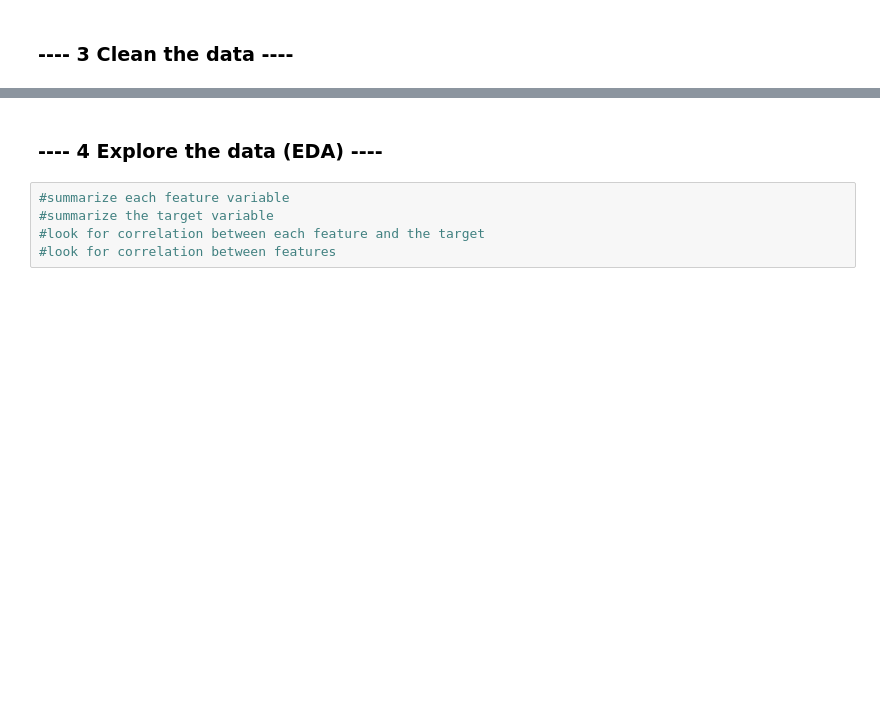
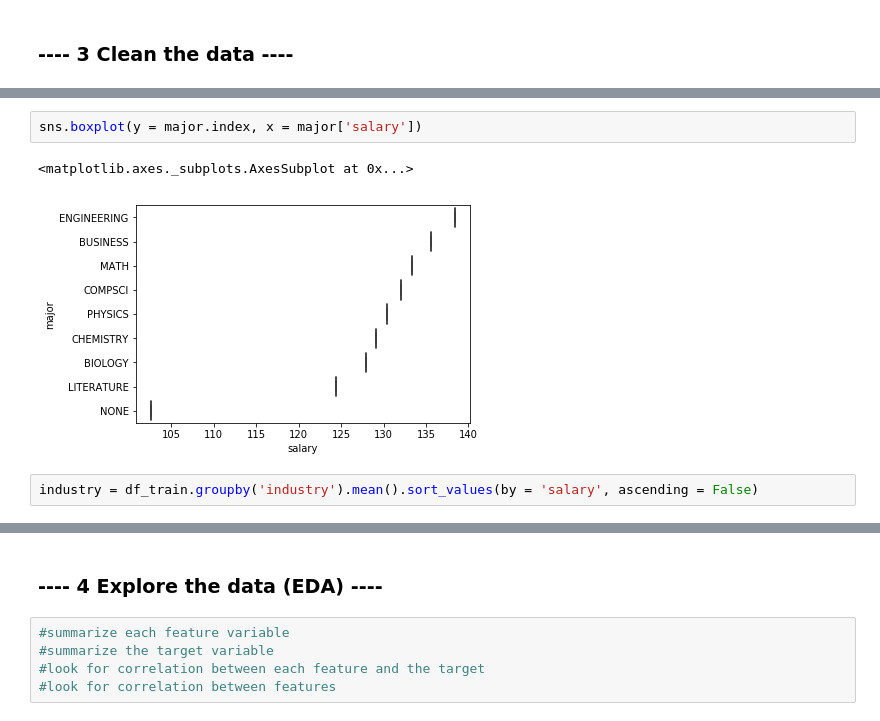
Before and after one commit to benleelewis/salaryprediction, a Jupyter notebook: Salary Prediction.ipynb, the cells around one changed output, grey strips where cells are left out. Saved outputs shown, nothing was run; the diff lists cells and outputs as text; blank space fills up the shorter version.

```diff
--- a/Salary Prediction.ipynb
+++ b/Salary Prediction.ipynb
@@ -27,0 +195,7 @@ __email__ = "your email here"
+# %%
+sns.boxplot(y = major.index, x = major['salary'])
+# %% [output]
+<matplotlib.axes._subplots.AxesSubplot at 0x...>
+[figure, added]
+# %%
+industry = df_train.groupby('industry').mean().sort_values(by = 'salary', ascending = False)
```
Also changed, not shown: parts of 58 cells of this notebook.
